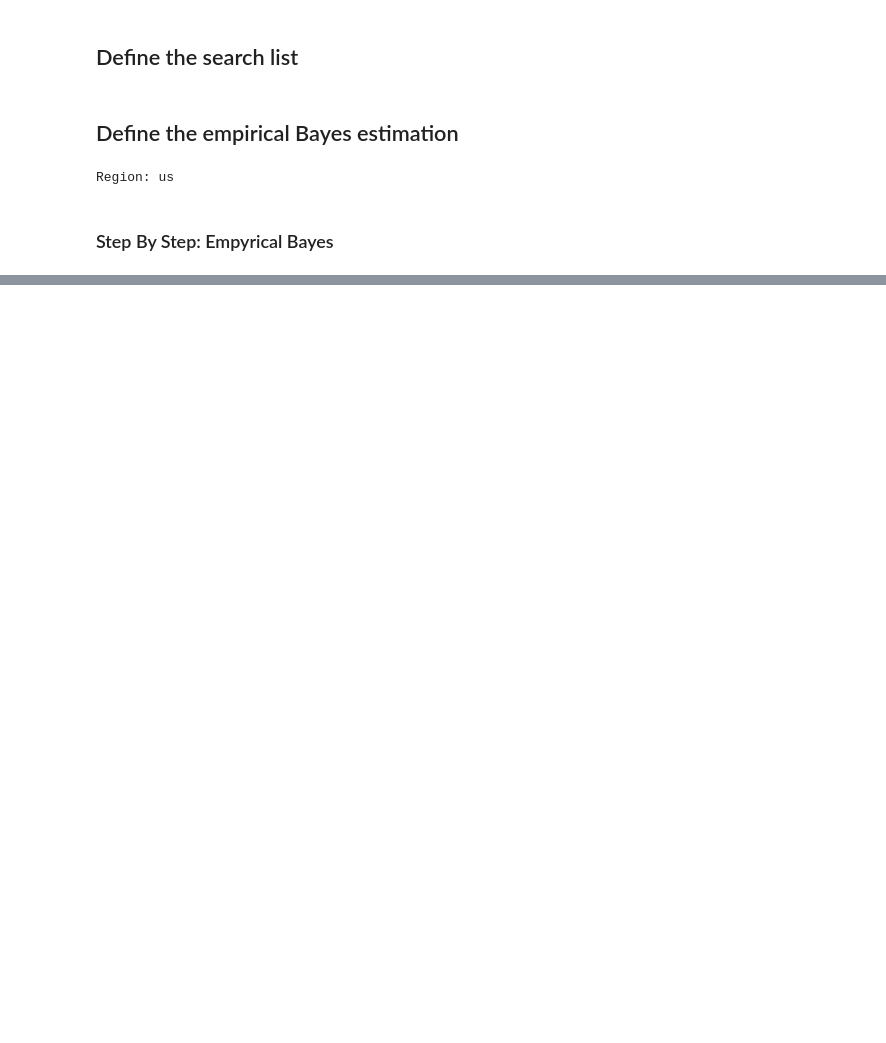
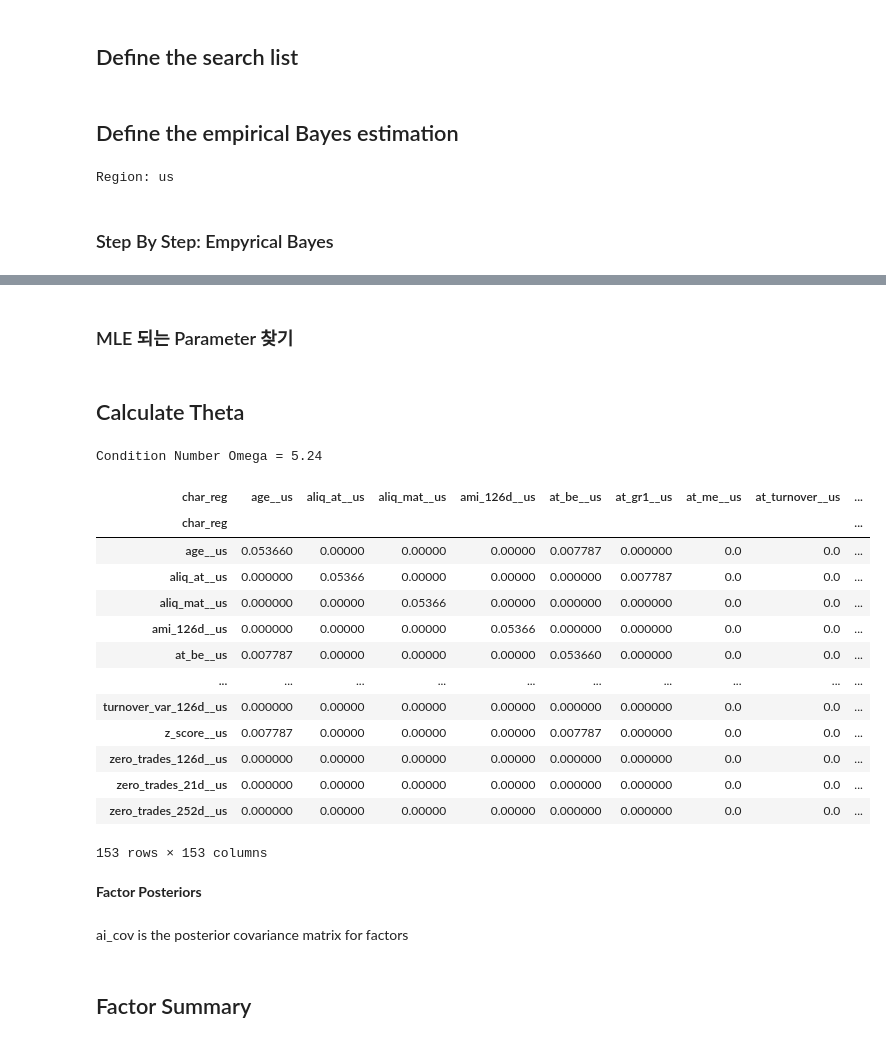
Before and after one commit to dudals3844/ReplicationCrisis, a Jupyter notebook: 02_1_analysis_eb_test.ipynb, the cells around one changed output, grey strips where cells are left out. Drawn from its saved outputs; the diff is of its cells as text; code cells hidden in the pictures; blank space fills up the shorter version.

```diff
--- a/02_1_analysis_eb_test.ipynb
+++ b/02_1_analysis_eb_test.ipynb
@@ -183,0 +322,7 @@ Length: 153, dtype: float64
+# %%
+starting_values = {
+    "alpha_mean": alpha_mean,
+    "sd_cl_mean": sd_cl_mean,
+    "sd_within_cl": sd_within_cl,
+    "sd_within_signal": sd_within_signal,
+}
@@ -183,0 +338,5 @@ Length: 153, dtype: float64
+# %%
+if fix_alpha:
+    sd_all = np.sqrt(y_mean.pow(2).sum()) / (len(y_mean) - 1)
+else:
+    sd_all = y_mean.std()
@@ -183,0 +345,18 @@ Length: 153, dtype: float64
+# %%
+def omega_func(layers, tau_c, tau_s=None, tau_w=None):
+    # Initialize the diagonal matrix based on the number of factors (n_fcts)
+    if layers == 1:
+        # All alphas are drawn from the same distribution
+        a_omega = np.eye(n_fcts) * tau_c**2
+    elif layers == 2:
+        # All cluster alphas are drawn from the same distribution
+        a_omega = np.eye(n_fcts) * tau_s**2 + mm * tau_c**2
+    elif layers == 3:
+        # Cluster distribution, signal distribution, and factor distribution
+        a_omega = np.eye(n_fcts) * tau_w**2 + zz * tau_s**2 + mm * tau_c**2
+    else:
+        raise ValueError("layers should be 1, 2, or 3.")
+
+    return a_omega
+# %% [markdown]
+### MLE 되는 Parameter 찾기
@@ -183,0 +420,24 @@ Length: 153, dtype: float64
+# %% [markdown]
+## Calculate Theta
+# %%
+omega = omega_func(layers=layers, tau_c=tau_c, tau_s=tau_s, tau_w=tau_w)
+print(f"Condition Number Omega = {np.round(np.linalg.cond(omega), 2)}")
+# %% [output]
+Condition Number Omega = 5.24
+# %%
+omega
+# %% [output]
+| char_reg | age__us | aliq_at__us | aliq_mat__us | ami_126d__us | at_be__us | at_gr1__us | at_me__us | at_turnover__us | ... |
+| char_reg |  |  |  |  |  |  |  |  | ... |
+| age__us | 0.053660 | 0.00000 | 0.00000 | 0.00000 | 0.007787 | 0.000000 | 0.0 | 0.0 | ... |
+| aliq_at__us | 0.000000 | 0.05366 | 0.00000 | 0.00000 | 0.000000 | 0.007787 | 0.0 | 0.0 | ... |
+| aliq_mat__us | 0.000000 | 0.00000 | 0.05366 | 0.00000 | 0.000000 | 0.000000 | 0.0 | 0.0 | ... |
+| ami_126d__us | 0.000000 | 0.00000 | 0.00000 | 0.05366 | 0.000000 | 0.000000 | 0.0 | 0.0 | ... |
+| at_be__us | 0.007787 | 0.00000 | 0.00000 | 0.00000 | 0.053660 | 0.000000 | 0.0 | 0.0 | ... |
+| ... | ... | ... | ... | ... | ... | ... | ... | ... | ... |
+| turnover_var_126d__us | 0.000000 | 0.00000 | 0.00000 | 0.00000 | 0.000000 | 0.000000 | 0.0 | 0.0 | ... |
+| z_score__us | 0.007787 | 0.00000 | 0.00000 | 0.00000 | 0.007787 | 0.000000 | 0.0 | 0.0 | ... |
+| zero_trades_126d__us | 0.000000 | 0.00000 | 0.00000 | 0.00000 | 0.000000 | 0.000000 | 0.0 | 0.0 | ... |
+| zero_trades_21d__us | 0.000000 | 0.00000 | 0.00000 | 0.00000 | 0.000000 | 0.000000 | 0.0 | 0.0 | ... |
+| zero_trades_252d__us | 0.000000 | 0.00000 | 0.00000 | 0.00000 | 0.000000 | 0.000000 | 0.0 | 0.0 | ... |
+153 rows × 153 columns
@@ -183,0 +459,2 @@ Length: 153, dtype: float64
+# %% [markdown]
+**Factor Posteriors**
@@ -183,0 +464,2 @@ Length: 153, dtype: float64
+# %% [markdown]
+ai_cov is the posterior covariance matrix for factors
@@ -183,0 +474,2 @@ Length: 153, dtype: float64
+# %% [markdown]
+## Factor Summary
```
Also changed, not shown: parts of 39 cells of this notebook.
